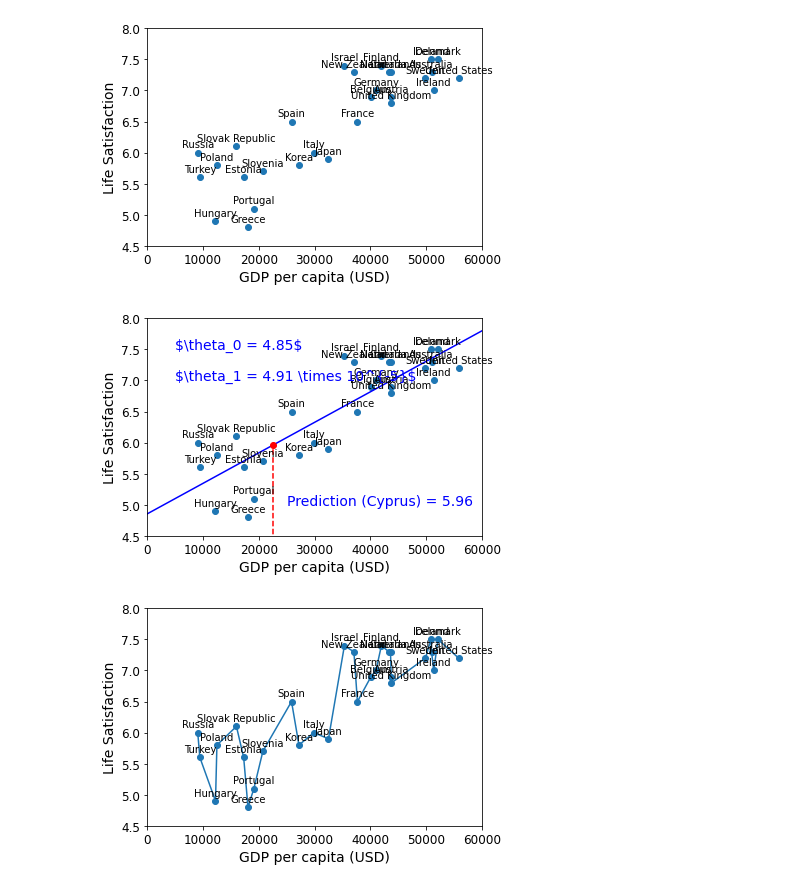
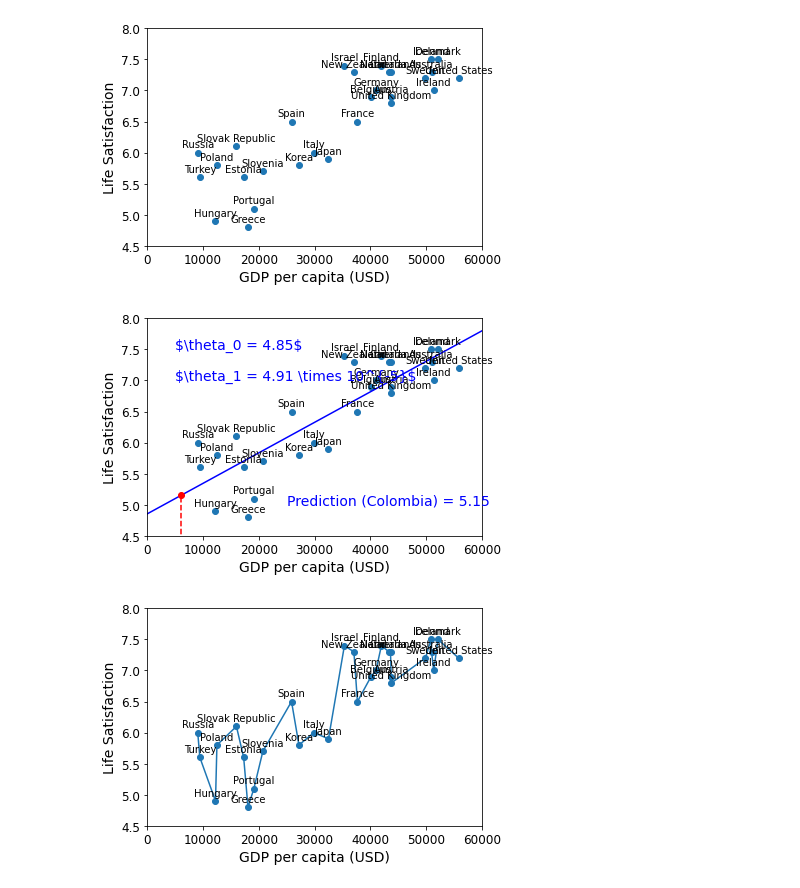
Before and after one commit to romangrothausmann/handson-ml2, a Jupyter notebook: 01_the_machine_learning_landscape.ipynb, the cells around one changed output. Drawn from its saved outputs; the diff is of its cells as text; code cells hidden in the pictures.

Commit message:
check livesatisfaction prediction for Malta and Colombia (check country name spelling in CSV)

```diff
--- a/01_the_machine_learning_landscape.ipynb
+++ b/01_the_machine_learning_landscape.ipynb
@@ -142,24 +145,27 @@ plt.show()
 # %%
 X = np.c_[country_stats["GDP per capita"]]
 y = np.c_[country_stats["Life satisfaction"]]
 
-country="Cyprus"
+## check spelling of names in GDB dataset: egrep -i 'malta|colombia' handson-ml2/datasets/lifesat/gdp_per_capita.csv
+# country="Cyprus"
+country="Colombia"
+# country="Malta"
 cyprus_gdp_per_capita = gdp_per_capita.loc[country]["GDP per capita"]
 cyprus_predicted_life_satisfaction = model.predict([[cyprus_gdp_per_capita]])[0][0]
 
 scatter_plot()
 X=np.linspace(0, 60000, 1000)
 t0, t1 = model.intercept_[0], model.coef_[0][0]
 plt.plot(X, t0 + t1*X, "b")
 plt.text(5000, 7.5, "\$\\theta_0 = 4.85\$", fontsize=14, color="b")
 plt.text(5000, 7.0, "\$\\theta_1 = 4.91 \\times 10^{-5}\$", fontsize=14, color="b")
 plt.plot([cyprus_gdp_per_capita, cyprus_gdp_per_capita], [0, cyprus_predicted_life_satisfaction], "r--")
 plt.text(25000, 5.0, "Prediction (%s) = %.2f" % (country, cyprus_predicted_life_satisfaction), fontsize=14, color="b")
 plt.plot(cyprus_gdp_per_capita, cyprus_predicted_life_satisfaction, "ro")
 
 plt.savefig("images/fundamentals/ML2_scatter-label_fit.svg", format="svg", transparent=True)
 # %% [output]
-[figure, old version]
+[figure, new version]
 # %%
 X = np.c_[country_stats["GDP per capita"]]
 y = np.c_[country_stats["Life satisfaction"]]
```
Also changed, not shown: parts of 1 cell of this notebook, 1 other file.
